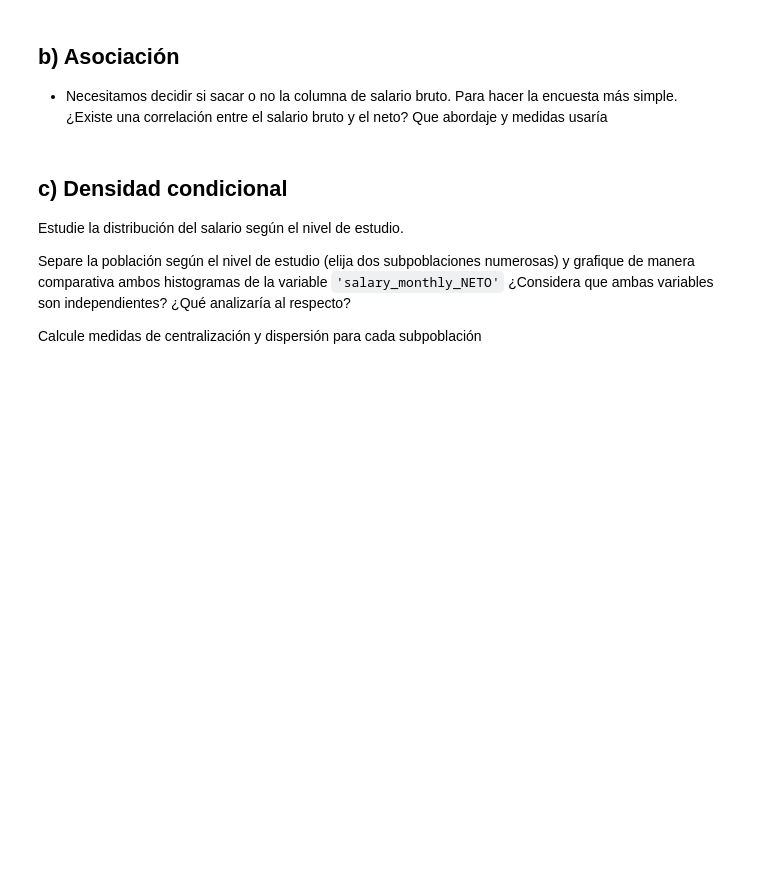
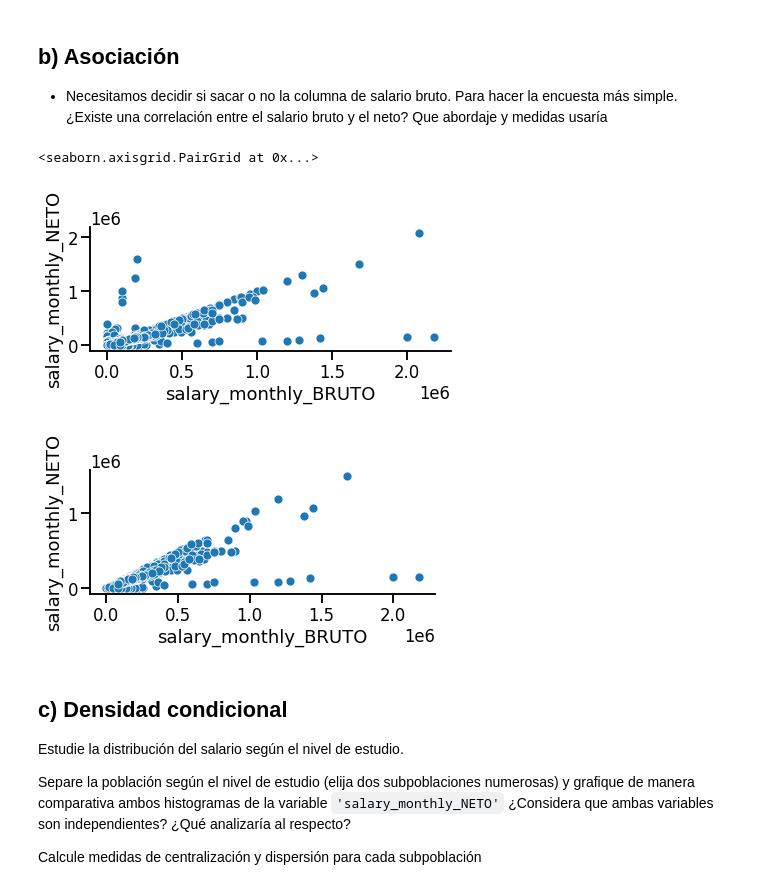
Before and after one commit to ekocian/diplodatos-g10, a Jupyter notebook: ayvd/Grupo_10_AyVD_Entregable_Parte_1.ipynb, the cells around one changed output. Drawn from its saved outputs; the diff is of its cells as text; code cells hidden in the pictures; blank space fills up the shorter version.

```diff
--- a/ayvd/Grupo_10_AyVD_Entregable_Parte_1.ipynb
+++ b/ayvd/Grupo_10_AyVD_Entregable_Parte_1.ipynb
@@ -336,6 +360,23 @@ Elija tres variables numéricas y 2 variables categóricas. Visualice la base se
 
 * Necesitamos decidir si sacar o no la columna de salario bruto. Para hacer la encuesta más simple.
 ¿Existe una correlación entre el salario bruto y el neto? Que abordaje y medidas usaría
+# %%
+# Podemos utilizar el pairplot para entender posibles outliers correspondientes a datos incorrectos
+# asumiendo que el salario bruto deberia ser siempre menor al bruto,
+seaborn.pairplot(data=df[df.profile_age < 100],
+                 y_vars=['salary_monthly_NETO'],
+                 x_vars=['salary_monthly_BRUTO'],
+                 aspect=2, height=3)
+# que en el caso particular del grafico son los puntos arriba de la recta con pendiente 1
+# y podemos eliminarlos con la siguiente condicion sin necesidad de eliminar la columna
+seaborn.pairplot(data=df[df.salary_monthly_NETO<df.salary_monthly_BRUTO],
+                 y_vars=['salary_monthly_NETO'],
+                 x_vars=['salary_monthly_BRUTO'],
+                 aspect=2, height=3)
+# %% [output]
+<seaborn.axisgrid.PairGrid at 0x...>
+[figure, added]
+[figure, added]
 # %% [markdown]
 ## c) Densidad condicional
 
```
Also changed, not shown: parts of 9 cells of this notebook.
